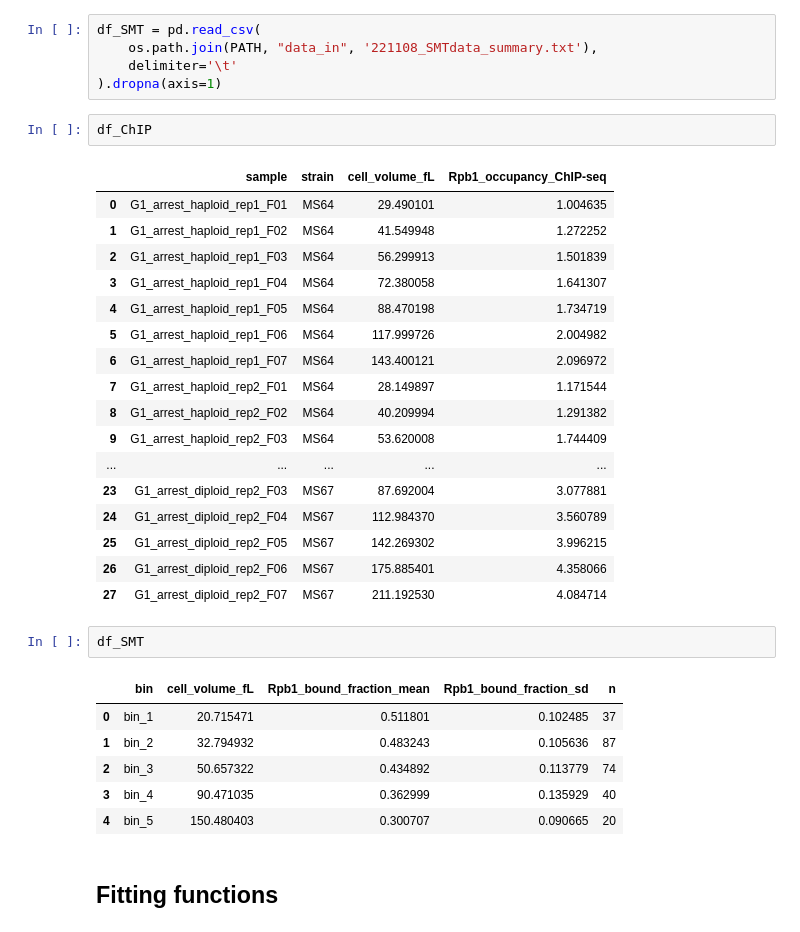
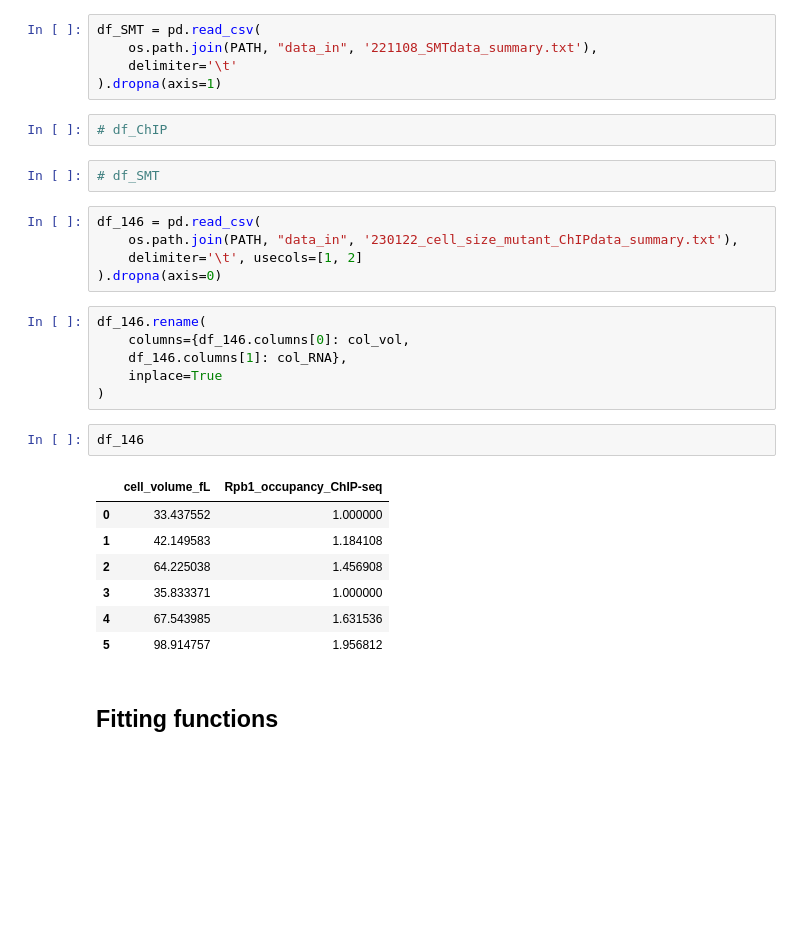
Before and after one commit to LucasFuentesValenzuela/RNApII_models, a Jupyter notebook: notebooks/Transcriptional_Scaling_20221108.ipynb, the cells around one changed output. Saved outputs shown, nothing was run; the diff lists cells and outputs as text; blank space fills up the shorter version.

```diff
--- a/notebooks/Transcriptional_Scaling_20221108.ipynb
+++ b/notebooks/Transcriptional_Scaling_20221108.ipynb
@@ -86,34 +89,30 @@ df_SMT = pd.read_csv(
     delimiter='\t'
 ).dropna(axis=1)
 # %%
-df_ChIP
+# df_ChIP
-# %% [output]
-|  | sample | strain | cell_volume_fL | Rpb1_occupancy_ChIP-seq |
-| 0 | G1_arrest_haploid_rep1_F01 | MS64 | 29.490101 | 1.004635 |
-| 1 | G1_arrest_haploid_rep1_F02 | MS64 | 41.549948 | 1.272252 |
-| 2 | G1_arrest_haploid_rep1_F03 | MS64 | 56.299913 | 1.501839 |
-| 3 | G1_arrest_haploid_rep1_F04 | MS64 | 72.380058 | 1.641307 |
-| 4 | G1_arrest_haploid_rep1_F05 | MS64 | 88.470198 | 1.734719 |
-| 5 | G1_arrest_haploid_rep1_F06 | MS64 | 117.999726 | 2.004982 |
-| 6 | G1_arrest_haploid_rep1_F07 | MS64 | 143.400121 | 2.096972 |
-| 7 | G1_arrest_haploid_rep2_F01 | MS64 | 28.149897 | 1.171544 |
-| 8 | G1_arrest_haploid_rep2_F02 | MS64 | 40.209994 | 1.291382 |
-| 9 | G1_arrest_haploid_rep2_F03 | MS64 | 53.620008 | 1.744409 |
-| ... | ... | ... | ... | ... |
-| 23 | G1_arrest_diploid_rep2_F03 | MS67 | 87.692004 | 3.077881 |
-| 24 | G1_arrest_diploid_rep2_F04 | MS67 | 112.984370 | 3.560789 |
-| 25 | G1_arrest_diploid_rep2_F05 | MS67 | 142.269302 | 3.996215 |
-| 26 | G1_arrest_diploid_rep2_F06 | MS67 | 175.885401 | 4.358066 |
-| 27 | G1_arrest_diploid_rep2_F07 | MS67 | 211.192530 | 4.084714 |
 # %%
-df_SMT
+# df_SMT
-# %% [output]
-|  | bin | cell_volume_fL | Rpb1_bound_fraction_mean | Rpb1_bound_fraction_sd | n |
-| 0 | bin_1 | 20.715471 | 0.511801 | 0.102485 | 37 |
-| 1 | bin_2 | 32.794932 | 0.483243 | 0.105636 | 87 |
-| 2 | bin_3 | 50.657322 | 0.434892 | 0.113779 | 74 |
-| 3 | bin_4 | 90.471035 | 0.362999 | 0.135929 | 40 |
-| 4 | bin_5 | 150.480403 | 0.300707 | 0.090665 | 20 |
+# %%
+df_146 = pd.read_csv(
+    os.path.join(PATH, "data_in", '230122_cell_size_mutant_ChIPdata_summary.txt'),
+    delimiter='\t', usecols=[1, 2]
+).dropna(axis=0)
+# %%
+df_146.rename(
+    columns={df_146.columns[0]: col_vol,
+    df_146.columns[1]: col_RNA},
+    inplace=True
+)
+# %%
+df_146
+# %% [output]
+|  | cell_volume_fL | Rpb1_occupancy_ChIP-seq |
+| 0 | 33.437552 | 1.000000 |
+| 1 | 42.149583 | 1.184108 |
+| 2 | 64.225038 | 1.456908 |
+| 3 | 35.833371 | 1.000000 |
+| 4 | 67.543985 | 1.631536 |
+| 5 | 98.914757 | 1.956812 |
 # %% [markdown]
 ## Fitting functions
 # %%
```
Also changed, not shown: parts of 12 cells of this notebook.
